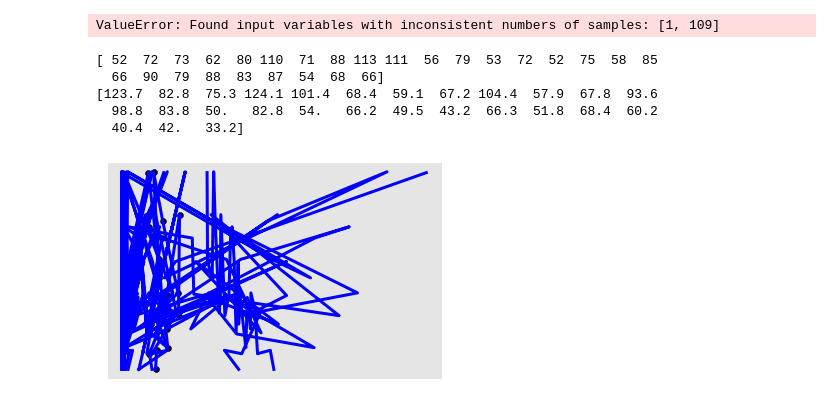
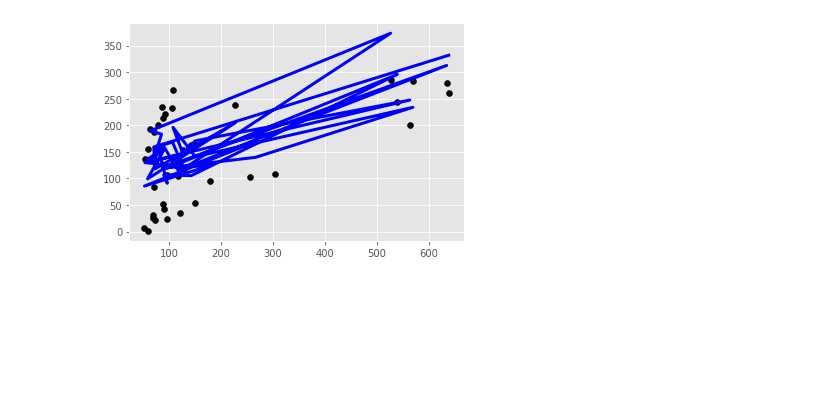
Before and after one commit to ADP51/BIDA_Final_Assignment, a Jupyter notebook: fantasy_analysis.ipynb, the cells around one changed output. Cells and saved outputs as stored; diff of their text form; code cells hidden in the pictures; blank space fills up the shorter version.

Commit message:
shuffled the data for training and testing sets. Cleaned up the analysis notebook. Linear Regression still not working correctly

```diff
--- a/fantasy_analysis.ipynb
+++ b/fantasy_analysis.ipynb
@@ -161,0 +33,3 @@ df_qbtest = df_qbyearly[-14:]
+# %%
+plt.style.use('ggplot')
+df_train.plot(x='TDs', y='FantasyPoints', kind='scatter')
@@ -161,0 +39,3 @@ df_qbtest = df_qbyearly[-14:]
+# %%
+plt.style.use('ggplot')
+df_train.plot(x='Fumbles', y='FantasyPoints', kind='scatter')
@@ -162,8 +45,7 @@ df_qbtest = df_qbyearly[-14:]
 # %%
 #set up x and y for skillpos
-skill_x_train = df_skilltrain.drop(columns=['Player','Tm', 'Pos'])
-skill_x_test = df_skilltest.drop(columns=['Player', 'Tm', 'Pos'])
+x_train = df_train.drop(columns=['Player','Tm', 'Pos', 'Age', 'FantasyPoints']).to_numpy()
+x_test = df_test.drop(columns=['Player', 'Tm', 'Pos', 'Age', 'FantasyPoints']).to_numpy()
 
-skill_y_test = df_skilltest['FantasyPoints']
-skill_y_train = df_skilltrain['FantasyPoints']
-skill_x_test.head()
+y_test = df_test['FantasyPoints'].to_numpy()
+y_train = df_train['FantasyPoints'].to_numpy()
@@ -177,27 +52,13 @@ skill_x_test.head()
 # %%
 regr = linear_model.LinearRegression()
-regr.fit(skill_x_train.values, skill_y_train.values)
+regr.fit(x_train, y_train)
 
-skill_y_pred = regr.predict(skill_x_test)
+y_pred = regr.predict(x_test)
-# %% [output]
-ValueError: Found input variables with inconsistent numbers of samples: [1, 109]
-# %%
-print(skill_x_test['Touches'].values)
-print(skill_y_test.values)
-# %% [output]
-[ 52  72  73  62  80 110  71  88 113 111  56  79  53  72  52  75  58  85
-  66  90  79  88  83  87  54  68  66]
-[123.7  82.8  75.3 124.1 101.4  68.4  59.1  67.2 104.4  57.9  67.8  93.6
-  98.8  83.8  50.   82.8  54.   66.2  49.5  43.2  66.3  51.8  68.4  60.2
-  40.4  42.   33.2]
 # %%
 # Plot outputs
-plt.scatter(skill_x_test['Touches'], skill_y_test,  color='black')
-plt.plot(skill_x_test.values, skill_y_pred, color='blue', linewidth=3)
-
-plt.xticks(())
-plt.yticks(())
+plt.scatter(x_test[:,-1:], y_test,  color='black')
+plt.plot(x_test[:,-1:], y_pred, color='blue', linewidth=3)
 
 plt.show()
 # %% [output]
-[figure, old version]
+[figure, new version]
```
Also changed, not shown: parts of 14 cells of this notebook, 3 other files.
